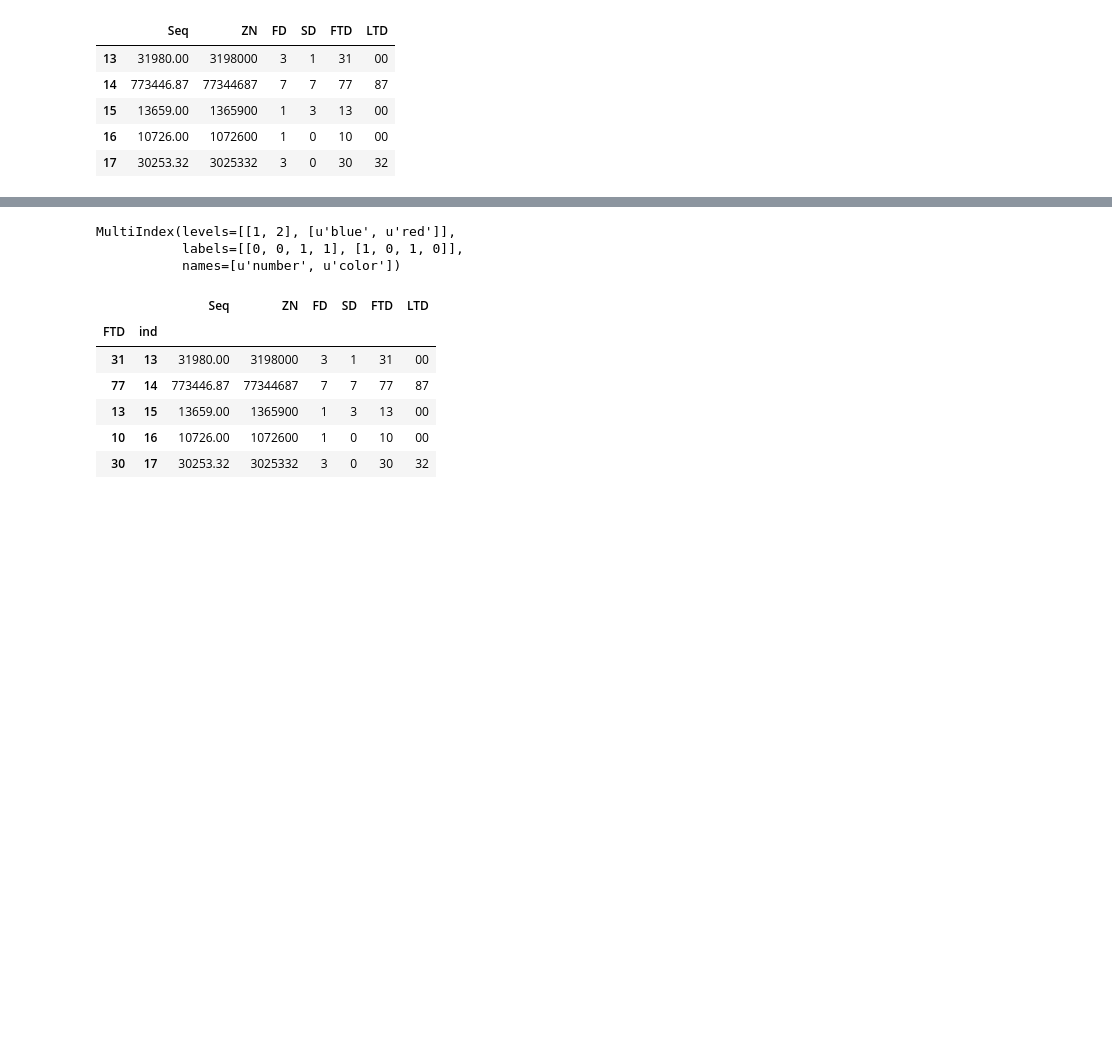
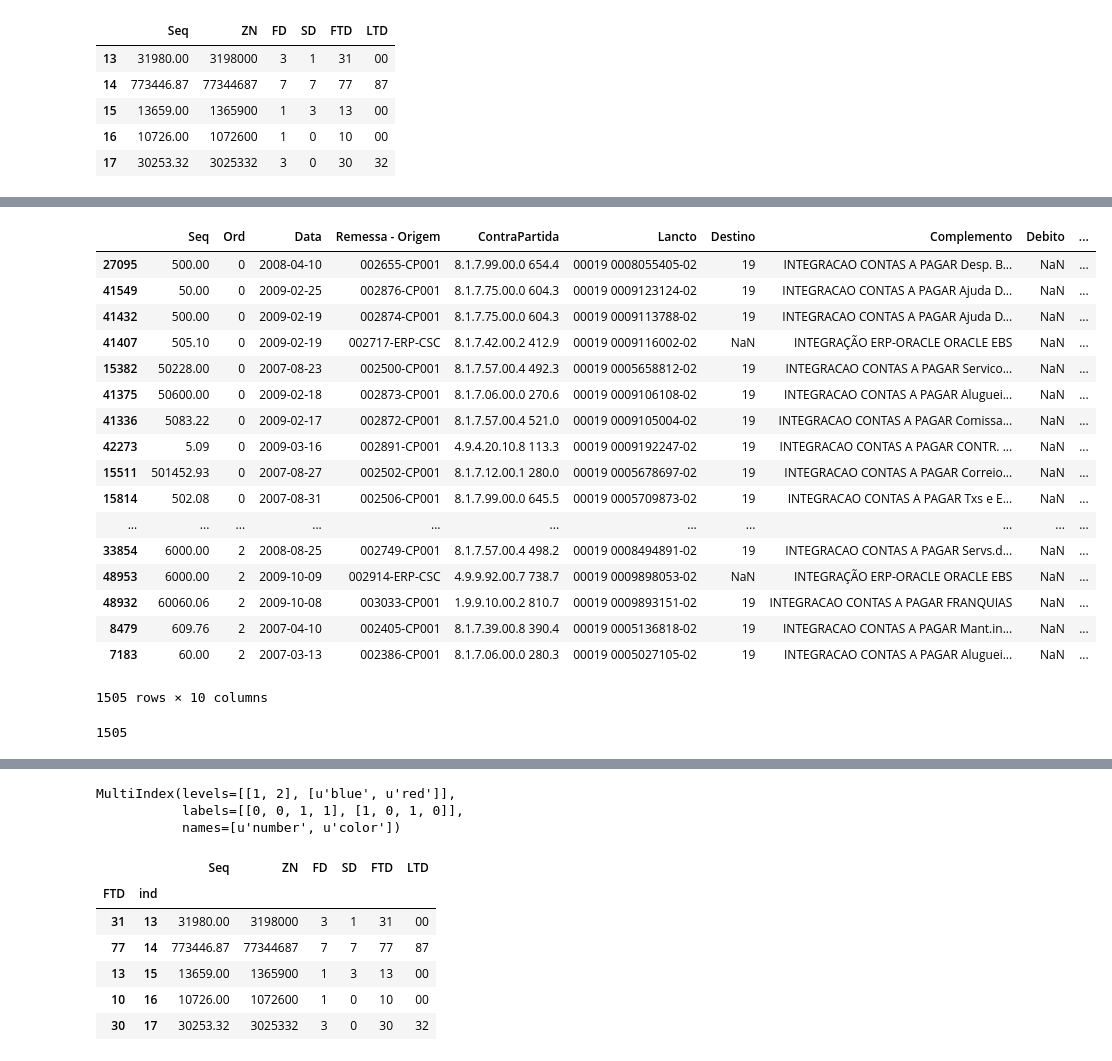
Before and after one commit to milcent/benford_py, a Jupyter notebook: Ben_OOP.ipynb, the cells around one changed output, grey strips where cells are left out. Cells and saved outputs as stored; diff of their text form; code cells hidden in the pictures; blank space fills up the shorter version.

```diff
--- a/Ben_OOP.ipynb
+++ b/Ben_OOP.ipynb
@@ -427,3 +289,7 @@ bb.head()
 e = bb.FTD == 30
 u = bb.FTD ==50
 e|u
+# %%
+bb['Ord']=np.nan
+for n,i in enumerate(b.maps['FTD']):
+    bb.Ord.loc[bb.FTD==i]=n
@@ -429,0 +305,3 @@ e|u
+# %%
+bb = bb.dropna()
+bb.head()
@@ -429,0 +315,5 @@ e|u
+# %%
+bb = bb[['Seq','Ord']].sort('Ord')
+# %%
+dd = bb.join(rr)
+dd.head()
@@ -430 +327,22 @@ e|u
+# %%
+dd
+# %% [output]
+|  | Seq | Ord | Data | Remessa - Origem | ContraPartida | Lancto | Destino | Complemento | Debito | ... |
+| 27095 | 500.00 | 0 | 2008-04-10 | 002655-CP001 | 8.1.7.99.00.0 654.4 | 00019 0008055405-02 | 19 | INTEGRACAO CONTAS A PAGAR Desp. B... | NaN | ... |
+| 41549 | 50.00 | 0 | 2009-02-25 | 002876-CP001 | 8.1.7.75.00.0 604.3 | 00019 0009123124-02 | 19 | INTEGRACAO CONTAS A PAGAR Ajuda D... | NaN | ... |
+| 41432 | 500.00 | 0 | 2009-02-19 | 002874-CP001 | 8.1.7.75.00.0 604.3 | 00019 0009113788-02 | 19 | INTEGRACAO CONTAS A PAGAR Ajuda D... | NaN | ... |
+| 41407 | 505.10 | 0 | 2009-02-19 | 002717-ERP-CSC | 8.1.7.42.00.2 412.9 | 00019 0009116002-02 | NaN | INTEGRAÇÃO ERP-ORACLE ORACLE EBS | NaN | ... |
+| 15382 | 50228.00 | 0 | 2007-08-23 | 002500-CP001 | 8.1.7.57.00.4 492.3 | 00019 0005658812-02 | 19 | INTEGRACAO CONTAS A PAGAR Servico... | NaN | ... |
+| 41375 | 50600.00 | 0 | 2009-02-18 | 002873-CP001 | 8.1.7.06.00.0 270.6 | 00019 0009106108-02 | 19 | INTEGRACAO CONTAS A PAGAR Aluguei... | NaN | ... |
+| 41336 | 5083.22 | 0 | 2009-02-17 | 002872-CP001 | 8.1.7.57.00.4 521.0 | 00019 0009105004-02 | 19 | INTEGRACAO CONTAS A PAGAR Comissa... | NaN | ... |
+| 42273 | 5.09 | 0 | 2009-03-16 | 002891-CP001 | 4.9.4.20.10.8 113.3 | 00019 0009192247-02 | 19 | INTEGRACAO CONTAS A PAGAR CONTR. ... | NaN | ... |
+| 15511 | 501452.93 | 0 | 2007-08-27 | 002502-CP001 | 8.1.7.12.00.1 280.0 | 00019 0005678697-02 | 19 | INTEGRACAO CONTAS A PAGAR Correio... | NaN | ... |
+| 15814 | 502.08 | 0 | 2007-08-31 | 002506-CP001 | 8.1.7.99.00.0 645.5 | 00019 0005709873-02 | 19 | INTEGRACAO CONTAS A PAGAR Txs e E... | NaN | ... |
+| ... | ... | ... | ... | ... | ... | ... | ... | ... | ... | ... |
+| 33854 | 6000.00 | 2 | 2008-08-25 | 002749-CP001 | 8.1.7.57.00.4 498.2 | 00019 0008494891-02 | 19 | INTEGRACAO CONTAS A PAGAR Servs.d... | NaN | ... |
+| 48953 | 6000.00 | 2 | 2009-10-09 | 002914-ERP-CSC | 4.9.9.92.00.7 738.7 | 00019 0009898053-02 | NaN | INTEGRAÇÃO ERP-ORACLE ORACLE EBS | NaN | ... |
+| 48932 | 60060.06 | 2 | 2009-10-08 | 003033-CP001 | 1.9.9.10.00.2 810.7 | 00019 0009893151-02 | 19 | INTEGRACAO CONTAS A PAGAR FRANQUIAS | NaN | ... |
+| 8479 | 609.76 | 2 | 2007-04-10 | 002405-CP001 | 8.1.7.39.00.8 390.4 | 00019 0005136818-02 | 19 | INTEGRACAO CONTAS A PAGAR Mant.in... | NaN | ... |
+| 7183 | 60.00 | 2 | 2007-03-13 | 002386-CP001 | 8.1.7.06.00.0 280.3 | 00019 0005027105-02 | 19 | INTEGRACAO CONTAS A PAGAR Aluguei... | NaN | ... |
+1505 rows × 10 columns
 # %%
@@ -434,6 +352,10 @@ for n,i in enumerate(m):
         mm = g
     else:
         mm = mm|g
+# %%
+sum(mm)
+# %% [output]
+1505
 # %%
 bb = bb[mm]
 bb.info()
```
Also changed, not shown: parts of 25 cells of this notebook, 2 other files.
